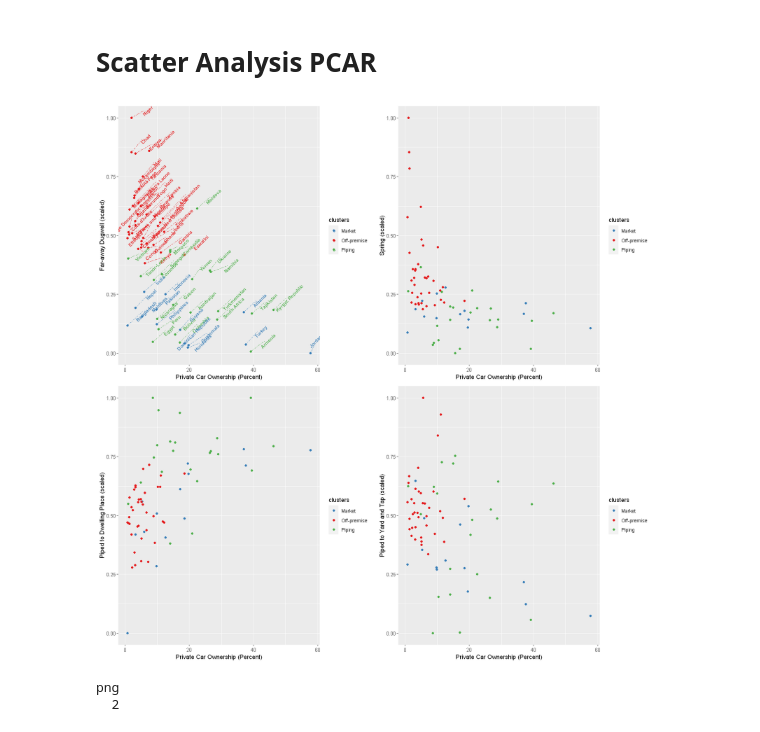
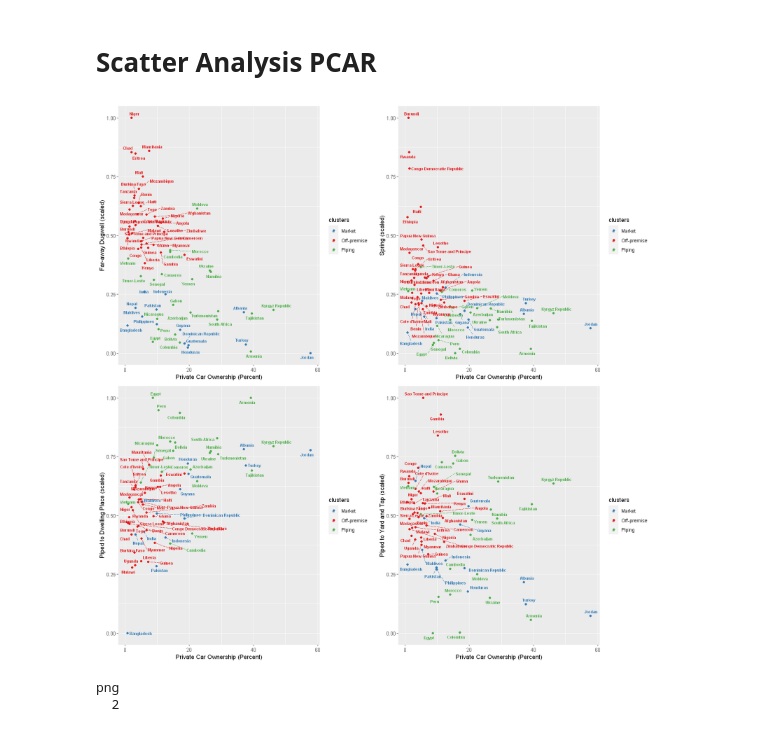
Before and after one commit to narslab/water-accessibility, a Jupyter notebook: bin/jupyter/importance-var-analysis.ipynb, the cells around one changed output. Cells and saved outputs as stored; diff of their text form; code cells hidden in the pictures.

Commit message:
update-scatter

```diff
--- a/bin/jupyter/importance-var-analysis.ipynb
+++ b/bin/jupyter/importance-var-analysis.ipynb
@@ -66,50 +66,95 @@ spd <- ggplot(df, aes(x=pcar, y= Far.away.Dugwell, color=clusters)) +
   labs(title=,
        x="Private Car Ownership (Percent)", y = "Far-away Dugwell (scaled)") +
   geom_text_repel(
-   aes(label= Country), size = 3,
-    force             = 3,
+   aes(label= Country), size = 2.5,
+     force= 1,
       force_pull = 1,
-      nudge_x = 5,
-      nudge_y = .05,
-      angle = 45,
+      angle = 0,
       fontface = 2,
-      segment.linetype = 4,
+      segment.linetype = 5,
     max.overlaps = Inf)
 
 sps <- ggplot(df, aes(x=pcar, y= Spring, color=clusters)) +
   geom_point() +
   scale_color_manual(values=c('#377EB8','#E41A1C','#4DAF4A'))+
   labs(title=,
-       x="Private Car Ownership (Percent)", y = "Spring (scaled)")
+       x="Private Car Ownership (Percent)", y = "Spring (scaled)")  +
+  geom_text_repel(
+   aes(label= Country), size = 2.5,
+     force= 1,
+      force_pull = 1,
+      angle = 0,
+      fontface = 2,
+      segment.linetype = 5,
+    max.overlaps = Inf)
 spp <- ggplot(df, aes(x=pcar, y= Piped.to.homes, color=clusters)) +
   geom_point() +
   scale_color_manual(values=c('#377EB8','#E41A1C','#4DAF4A'))+
   labs(title=,
-       x="Private Car Ownership (Percent)", y = "Piped to Dwelling Place (scaled)")
+       x="Private Car Ownership (Percent)", y = "Piped to Dwelling Place (scaled)")  +
+  geom_text_repel(
+   aes(label= Country), size = 2.5,
+     force= 1,
+      force_pull = 1,
+      angle = 0,
+      fontface = 2,
+      segment.linetype = 5,
+    max.overlaps = Inf)
 spy <- ggplot(df, aes(x=pcar, y= Piped.to.Yard.and.Tap, color=clusters)) +
   geom_point() +
   scale_color_manual(values=c('#377EB8','#E41A1C','#4DAF4A'))+
   labs(title=,
-       x="Private Car Ownership (Percent)", y = "Piped to Yard and Tap (scaled)")
+       x="Private Car Ownership (Percent)", y = "Piped to Yard and Tap (scaled)")  +
+  geom_text_repel(
+   aes(label= Country), size = 2.5,
+     force= 1,
+      force_pull = 1,
+      angle = 0,
+      fontface = 2,
+      segment.linetype = 5,
+    max.overlaps = Inf)
 sppw <- ggplot(df, aes(x=pcar, y= Package.Water, color=clusters)) +
   geom_point() +
   scale_color_manual(values=c('#377EB8','#E41A1C','#4DAF4A'))+
   labs(
-       x="Private Car Ownership (Aggregation)", y = "Package Water (scaled)")
+       x="Private Car Ownership (Aggregation)", y = "Package Water (scaled)") +
+  geom_text_repel(
+   aes(label= Country), size = 2.5,
+     force= 1,
+      force_pull = 1,
+      angle = 0,
+      fontface = 2,
+      segment.linetype = 5,
+    max.overlaps = Inf)
 spns <- ggplot(df, aes(x=pcar, y= Near.by.Surface, color=clusters)) +
   geom_point() +
   scale_color_manual(values=c('#377EB8','#E41A1C','#4DAF4A'))+
   labs(title=,
-       x="Private Car Ownership (Percent)", y = "Near-by Surface Water (scaled)")
+       x="Private Car Ownership (Percent)", y = "Near-by Surface Water (scaled)") +
+  geom_text_repel(
+   aes(label= Country), size = 2.5,
+     force= 1,
+      force_pull = 1,
+      angle = 0,
+      fontface = 2,
+      segment.linetype = 5,
+    max.overlaps = Inf)
 spb <- ggplot(df, aes(x=pcar, y= Near.by.borehole, color=clusters)) +
   geom_point() +
   scale_color_manual(values=c('#377EB8','#E41A1C','#4DAF4A'))+
   labs(title=,
-       x="Private Car Ownership (Percent)", y = "Near-by Borehole (scaled)")
+       x="Private Car Ownership (Percent)", y = "Near-by Borehole (scaled)") +
+  geom_text_repel(
+   aes(label= Country), size = 2.5,
+     force= 1,
+      force_pull = 1,
+      angle = 0,
+      fontface = 2,
+      segment.linetype = 5,
+    max.overlaps = Inf)
 options(repr.plot.width=14, repr.plot.height=14)
-grid.arrange(spd,sps,spp,spy , ncol=2, nrow=2, widths=c(5, 5), heights=c(5, 5))
 # %% [output]
-[figure, old version]
+[figure, new version]
 # %%
 
 options(repr.plot.width=14, repr.plot.height=14)
```
Also changed, not shown: parts of 1 cell of this notebook, 3 other files.
